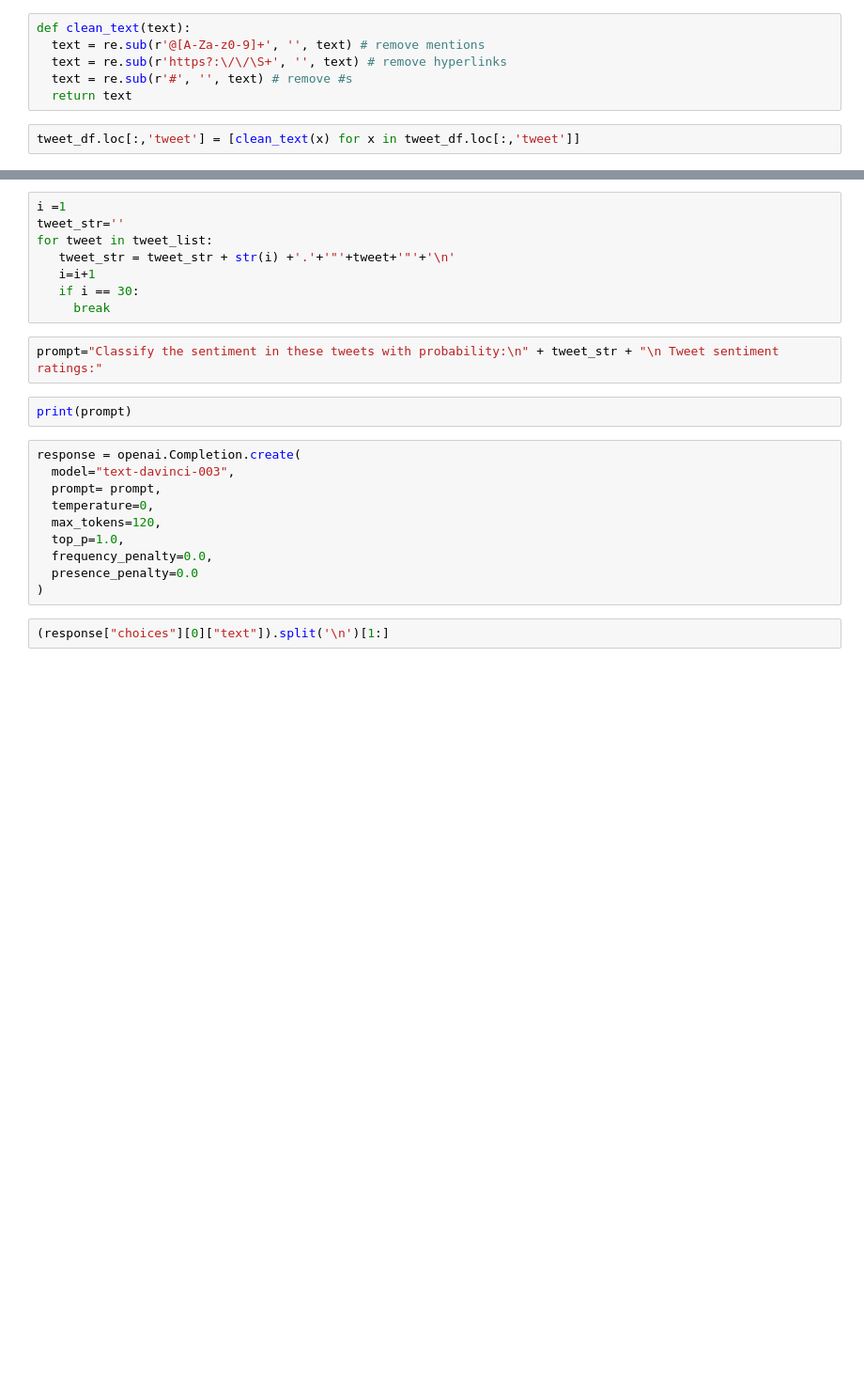
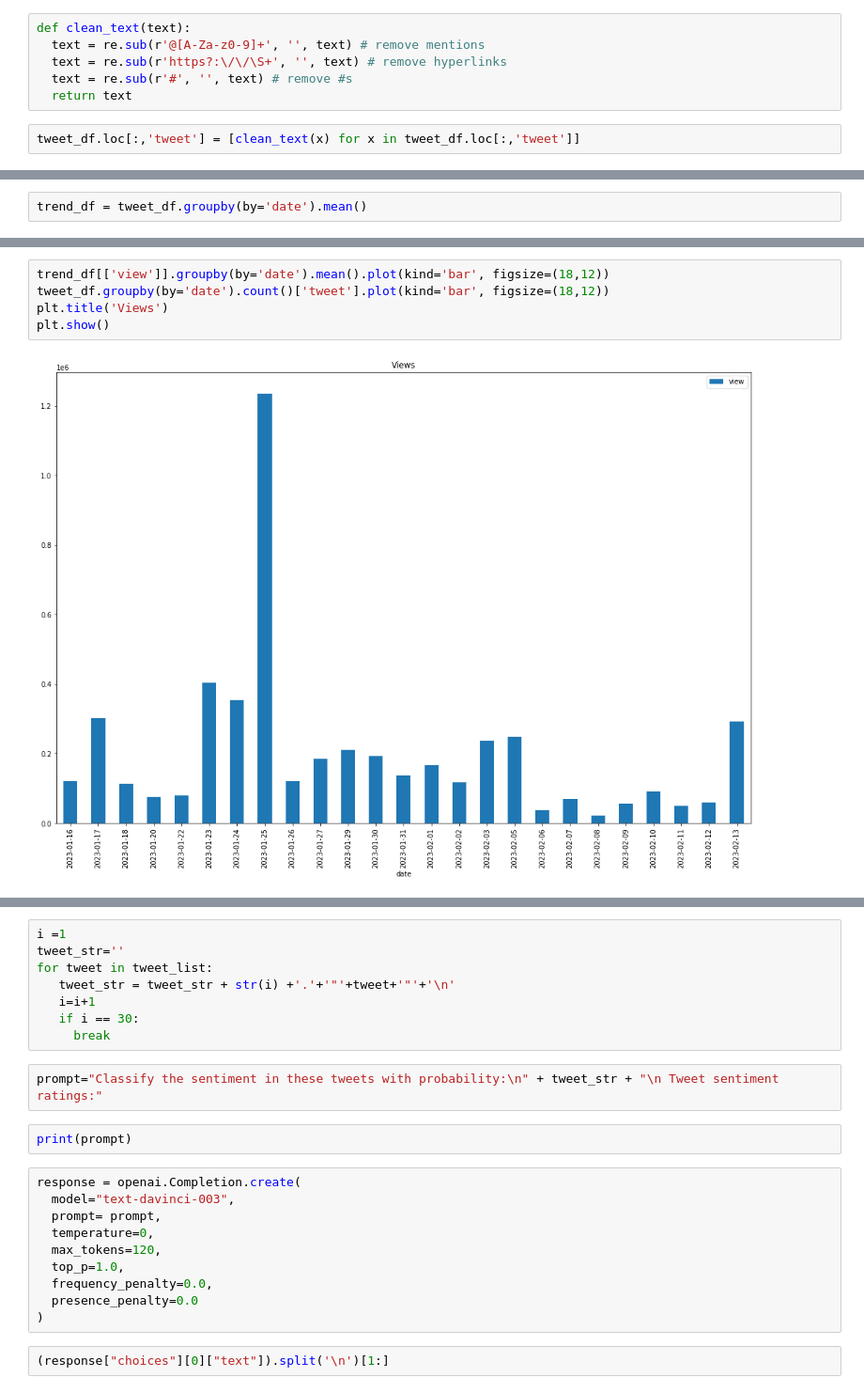
Before and after one commit to yeonghun00/Twitter-Sentiment-Analysis, a Jupyter notebook: Market Sentiment Analysis.ipynb, the cells around one changed output, grey strips where cells are left out. Shown: that part at 94% size. Saved outputs shown, nothing was run; the diff lists cells and outputs as text; blank space fills up the shorter version.

```diff
--- a/Market Sentiment Analysis.ipynb
+++ b/Market Sentiment Analysis.ipynb
@@ -122,0 +123,2 @@ tweet_df.sort_values(by=['polarity'])
+# %%
+trend_df = tweet_df.groupby(by='date').mean()
@@ -122,0 +149,7 @@ tweet_df.sort_values(by=['polarity'])
+# %%
+trend_df[['view']].groupby(by='date').mean().plot(kind='bar', figsize=(18,12))
+tweet_df.groupby(by='date').count()['tweet'].plot(kind='bar', figsize=(18,12))
+plt.title('Views')
+plt.show()
+# %% [output]
+[figure, added]
```
Also changed, not shown: parts of 27 cells of this notebook.
